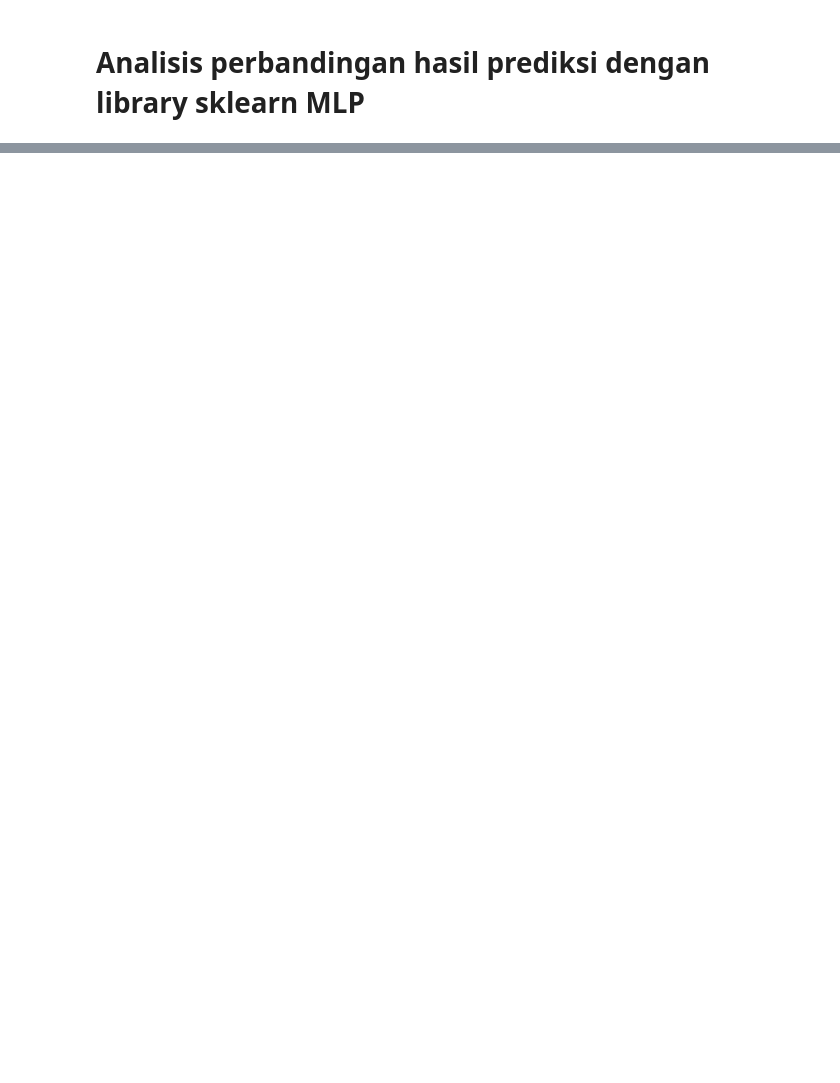
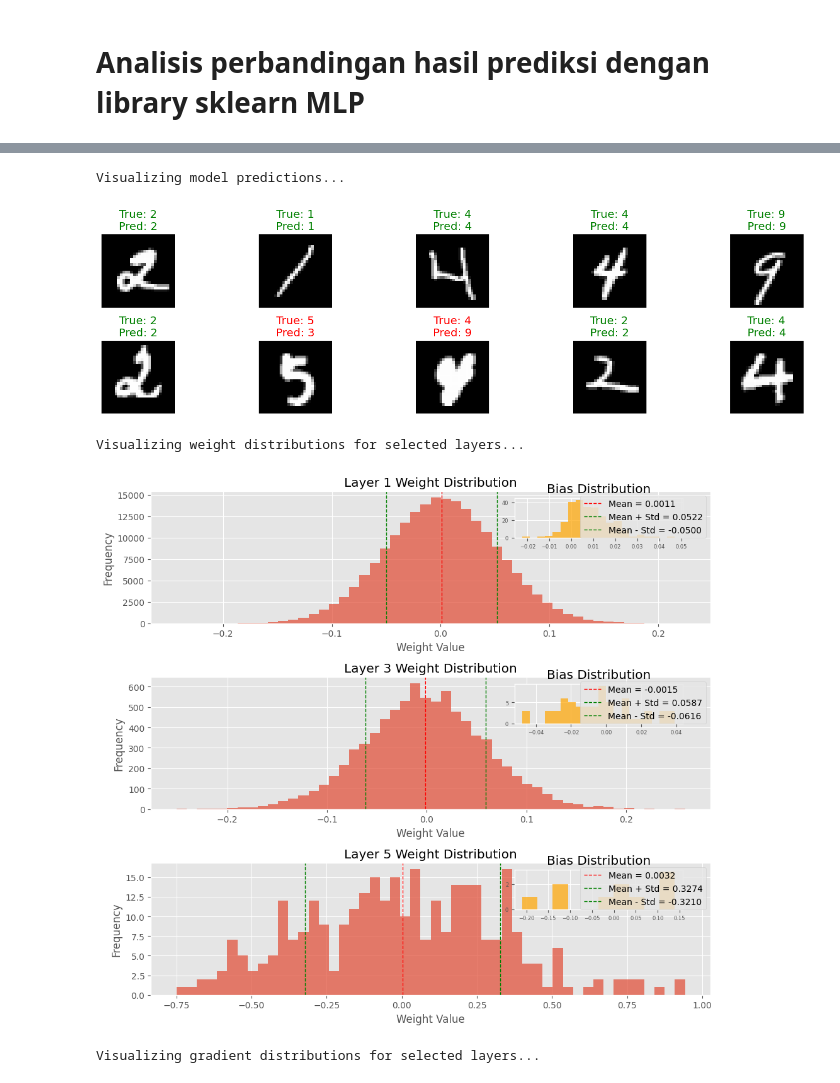
Before and after one commit to alandmprtma/IF3270_Tubes1_57, a Jupyter notebook: test_main.ipynb, the cells around one changed output, grey strips where cells are left out. Cells and saved outputs as stored; diff of their text form; code cells hidden in the pictures; blank space fills up the shorter version.

```diff
--- a/test_main.ipynb
+++ b/test_main.ipynb
@@ -1416,0 +1564,26 @@ plt.show()
+# %%
+# Visualisasi hasil prediksi dari 10 contoh acak
+print("\nVisualizing model predictions...")
+visualize_predictions(model, X_test, y_test, n_examples=10)
+
+# Visualisasi hanya layer tertentu (layer 1, 3 dan output layer)
+print("\nVisualizing weight distributions for selected layers...")
+selected_layers = [0, 2, 4]  # Layer pertama, ketiga, dan output
+model.visualize_weight_distribution(layers=selected_layers)
+
+print("\nVisualizing gradient distributions for selected layers...")
+batch_indices = np.random.choice(len(X_test), 128, replace=False)
+X_batch = X_test[batch_indices]
+y_batch = y_test[batch_indices]
+
+y_pred = model.forward(X_batch)
+model.backward(y_batch, y_pred)
+
+# Visualisasi gradien
+model.visualize_gradient_distribution(layers=selected_layers)
+# %% [output]
+Visualizing model predictions...
+[figure, added]
+Visualizing weight distributions for selected layers...
+[figure, added]
+Visualizing gradient distributions for selected layers...
```
Also changed, not shown: parts of 41 cells of this notebook, 28 other files.
